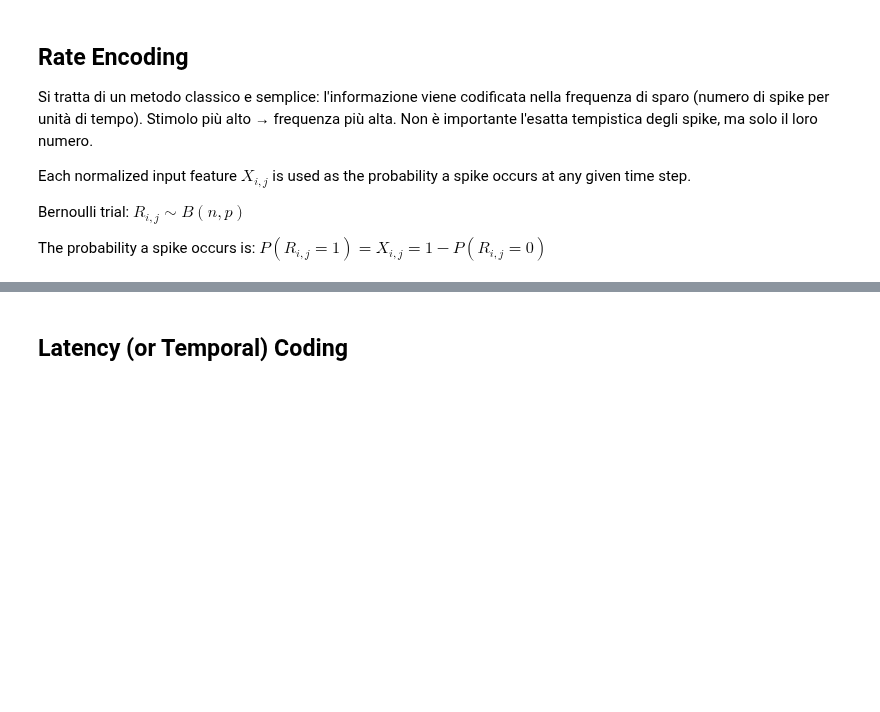
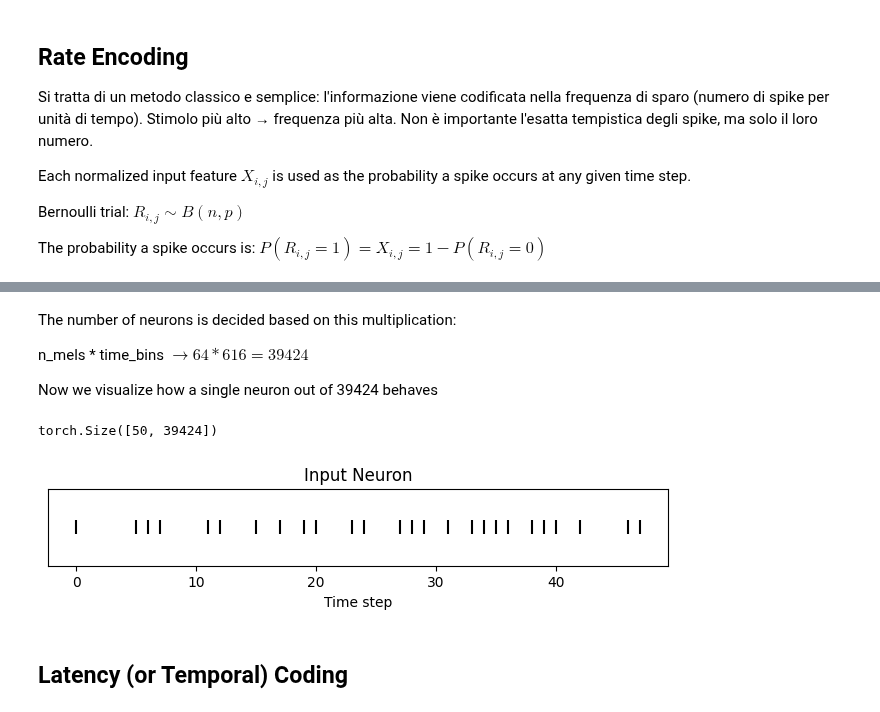
Before and after one commit to unipd-human-data/env-soundnet, a Jupyter notebook: Preprocessing.ipynb, the cells around one changed output, grey strips where cells are left out. Cells and saved outputs as stored; diff of their text form; code cells hidden in the pictures; blank space fills up the shorter version.

```diff
--- a/Preprocessing.ipynb
+++ b/Preprocessing.ipynb
@@ -363,3 +404,26 @@ class RateEncoding:
+# %% [markdown]
+The number of neurons is decided based on this multiplication:
+
+n_mels * time_bins $\rightarrow 64 * 616 = 39424$
+
+Now we visualize how a single neuron out of 39424 behaves
+# %%
+idx = 210  # index into 210th neuron
+
+fig = plt.figure(facecolor="w", figsize=(8, 1))
+ax = fig.add_subplot(111)
+
+print(spike_sample.reshape(T, -1).shape)
+
+splt.raster(spike_sample.reshape(T, -1)[:, idx].unsqueeze(1), ax, s=100, c="black", marker="|")
+
+plt.title("Input Neuron")
+plt.xlabel("Time step")
+plt.yticks([])
+plt.show()
+# %% [output]
+torch.Size([50, 39424])
+[figure, added]
 # %% [markdown]
 ## Latency (or Temporal) Coding
 # %% [markdown]
```
Also changed, not shown: parts of 15 cells of this notebook.
